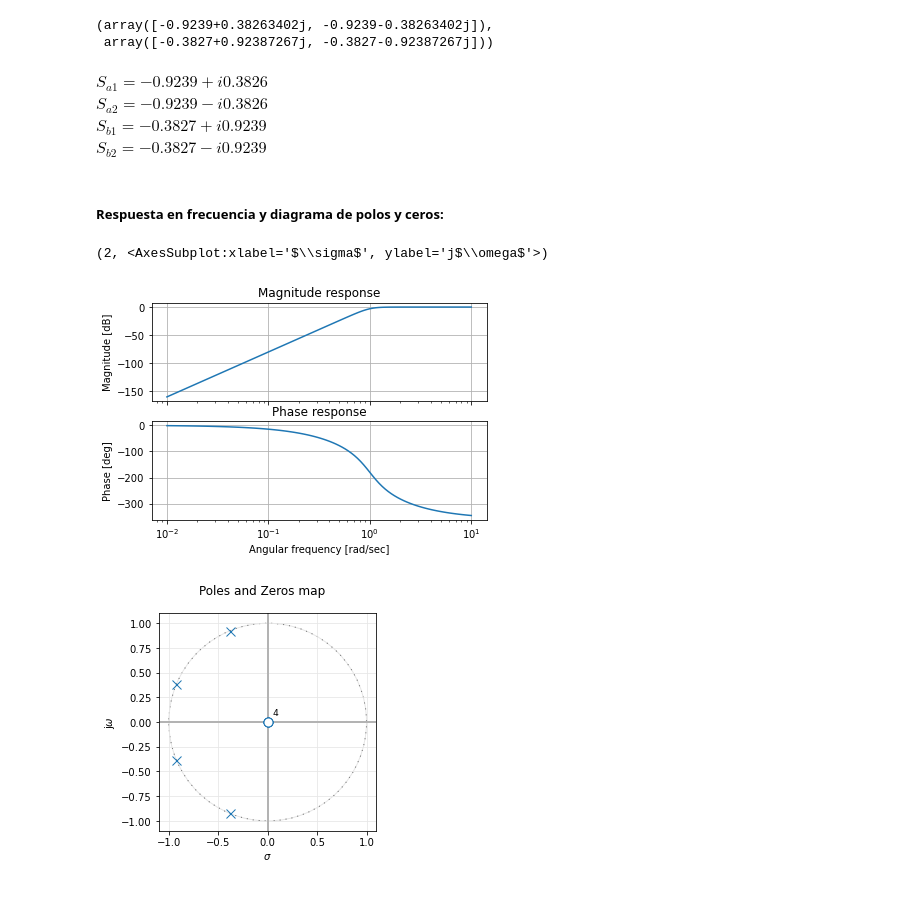
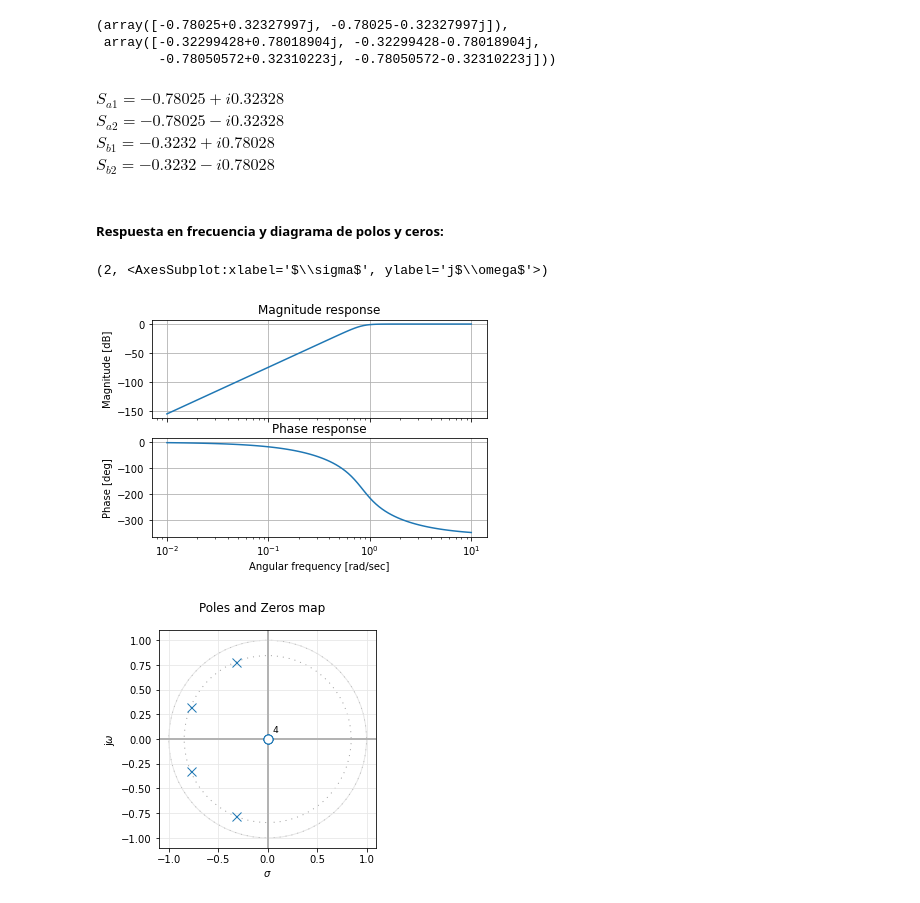
Before and after one commit to usandomir/TC2, a Jupyter notebook: TPS3.ipynb, the cells around one changed output. Cells and saved outputs as stored; diff of their text form; code cells hidden in the pictures.

```diff
--- a/TPS3.ipynb
+++ b/TPS3.ipynb
@@ -48,28 +55,29 @@ Obtenemos entonces 4 ceros en el origen y raices en:
 # %%
 import numpy as np
-raicesA = np.roots([1,1.8478,1])
-raicesB = np.roots([1,.7654,1])
+raicesA = np.roots([1,1.5605,0.7133])
+raicesB = np.roots([1,0.6464,0.7133])
 raicesA, raicesB
 # %% [output]
-(array([-0.9239+0.38263402j, -0.9239-0.38263402j]),
- array([-0.3827+0.92387267j, -0.3827-0.92387267j]))
+(array([-0.78025+0.32327997j, -0.78025-0.32327997j]),
+ array([-0.32299428+0.78018904j, -0.32299428-0.78018904j,
+        -0.78050572+0.32310223j, -0.78050572-0.32310223j]))
 # %% [markdown]
-$S_{a1}= -0.9239 + i 0.3826$ <br> $S_{a2}= -0.9239 - i 0.3826$ <br> $S_{b1}= -0.3827 + i 0.9239$ <br> $S_{b2}= -0.3827 - i 0.9239$
+$S_{a1}= -0.78025 + i 0.32328$ <br> $S_{a2}= -0.78025 - i 0.32328$ <br> $S_{b1}= -0.3232 + i 0.78028$ <br> $S_{b2}= -0.3232 - i 0.78028$
 <br><br>
 ##### Respuesta en frecuencia y diagrama de polos y ceros:
 # %%
 import scipy.signal as signal
 import splane
 
 num = [1,0,0,0,0]
-den = [1, 2.6132, 3.4143, 2.6132, 1]
+den = ([1, 2.207, 2.435, 1.574,.5088])
 filtro = signal.TransferFunction(num, den)
 splane.bodePlot(filtro)
 splane.pzmap(filtro)
 # %% [output]
 (2, <AxesSubplot:xlabel='$\\sigma$', ylabel='j$\\omega$'>)
-[figure, old version]
+[figure, new version]
-[figure, old version]
+[figure, new version]
 # %% [markdown]
 ###### Circuito pasivo
 
```
Also changed, not shown: parts of 6 cells of this notebook.
